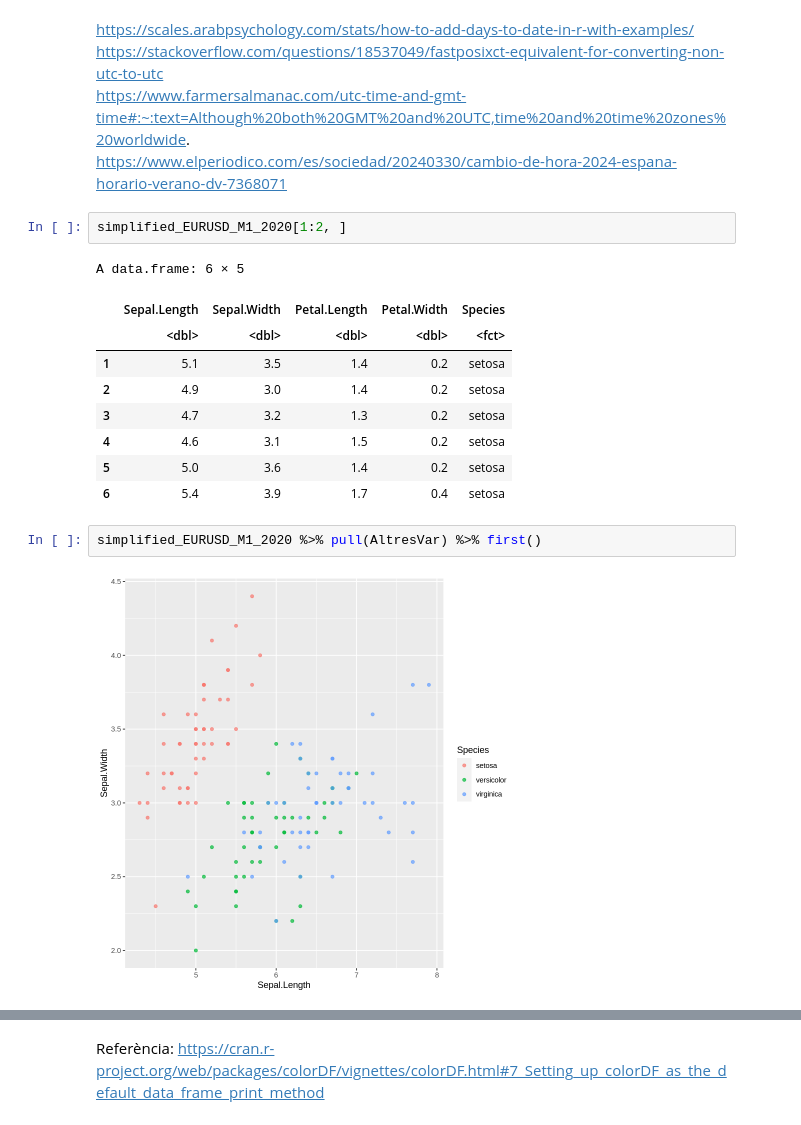
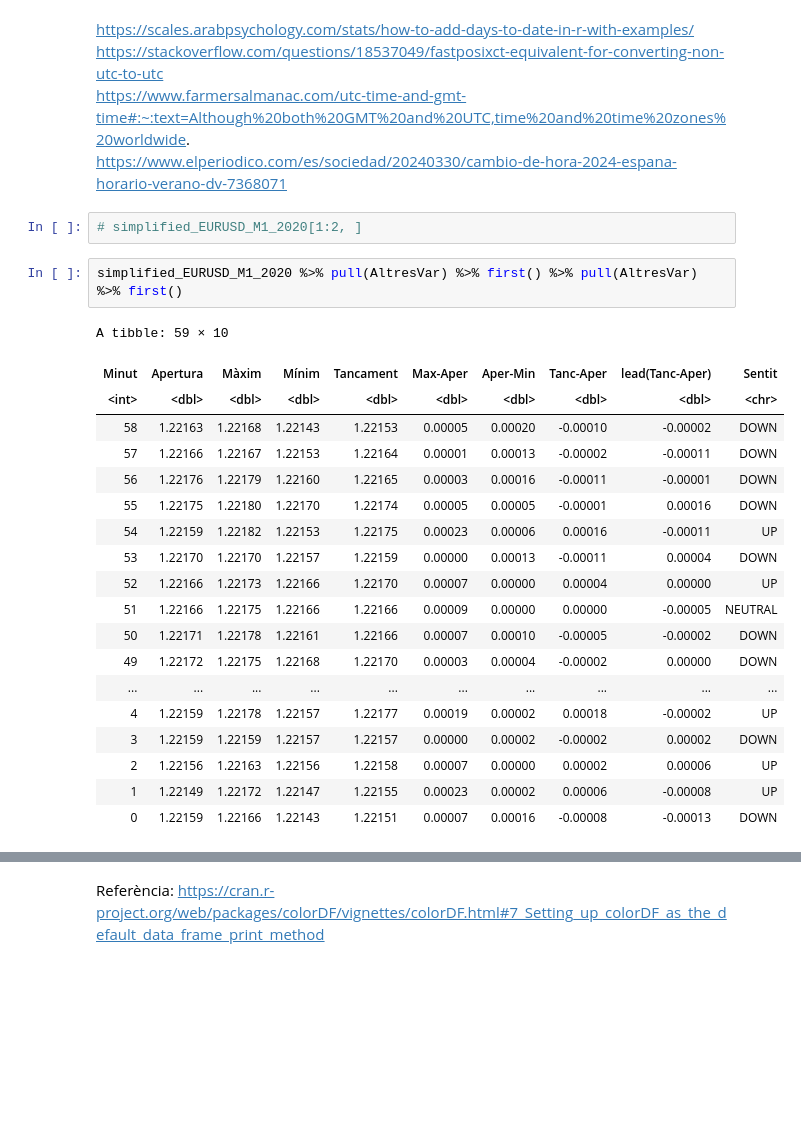
Before and after one commit to Torregu/DataCamp, a Jupyter notebook: python-basics/google-colab-r.ipynb, the cells around one changed output, grey strips where cells are left out. Cells and saved outputs as stored; diff of their text form; blank space fills up the shorter version.

```diff
--- a/python-basics/google-colab-r.ipynb
+++ b/python-basics/google-colab-r.ipynb
@@ -106,19 +92,27 @@ https://stackoverflow.com/questions/18537049/fastposixct-equivalent-for-converti
 https://www.farmersalmanac.com/utc-time-and-gmt-time#:~:text=Although%20both%20GMT%20and%20UTC,time%20and%20time%20zones%20worldwide. \
 https://www.elperiodico.com/es/sociedad/20240330/cambio-de-hora-2024-espana-horario-verano-dv-7368071
 # %%
-simplified_EURUSD_M1_2020[1:2, ]
+# simplified_EURUSD_M1_2020[1:2, ]
-# %% [output]
-A data.frame: 6 × 5
-|  | Sepal.Length | Sepal.Width | Petal.Length | Petal.Width | Species |
-|  | <dbl> | <dbl> | <dbl> | <dbl> | <fct> |
-| 1 | 5.1 | 3.5 | 1.4 | 0.2 | setosa |
-| 2 | 4.9 | 3.0 | 1.4 | 0.2 | setosa |
-| 3 | 4.7 | 3.2 | 1.3 | 0.2 | setosa |
-| 4 | 4.6 | 3.1 | 1.5 | 0.2 | setosa |
-| 5 | 5.0 | 3.6 | 1.4 | 0.2 | setosa |
-| 6 | 5.4 | 3.9 | 1.7 | 0.4 | setosa |
 # %%
-simplified_EURUSD_M1_2020 %>% pull(AltresVar) %>% first()
+simplified_EURUSD_M1_2020 %>% pull(AltresVar) %>% first() %>% pull(AltresVar) %>% first()
 # %% [output]
-[figure, removed]
+A tibble: 59 × 10
+| Minut | Apertura | Màxim | Mínim | Tancament | Max-Aper | Aper-Min | Tanc-Aper | lead(Tanc-Aper) | Sentit |
+| <int> | <dbl> | <dbl> | <dbl> | <dbl> | <dbl> | <dbl> | <dbl> | <dbl> | <chr> |
+| 58 | 1.22163 | 1.22168 | 1.22143 | 1.22153 | 0.00005 | 0.00020 | -0.00010 | -0.00002 | DOWN |
+| 57 | 1.22166 | 1.22167 | 1.22153 | 1.22164 | 0.00001 | 0.00013 | -0.00002 | -0.00011 | DOWN |
+| 56 | 1.22176 | 1.22179 | 1.22160 | 1.22165 | 0.00003 | 0.00016 | -0.00011 | -0.00001 | DOWN |
+| 55 | 1.22175 | 1.22180 | 1.22170 | 1.22174 | 0.00005 | 0.00005 | -0.00001 | 0.00016 | DOWN |
+| 54 | 1.22159 | 1.22182 | 1.22153 | 1.22175 | 0.00023 | 0.00006 | 0.00016 | -0.00011 | UP |
+| 53 | 1.22170 | 1.22170 | 1.22157 | 1.22159 | 0.00000 | 0.00013 | -0.00011 | 0.00004 | DOWN |
+| 52 | 1.22166 | 1.22173 | 1.22166 | 1.22170 | 0.00007 | 0.00000 | 0.00004 | 0.00000 | UP |
+| 51 | 1.22166 | 1.22175 | 1.22166 | 1.22166 | 0.00009 | 0.00000 | 0.00000 | -0.00005 | NEUTRAL |
+| 50 | 1.22171 | 1.22178 | 1.22161 | 1.22166 | 0.00007 | 0.00010 | -0.00005 | -0.00002 | DOWN |
+| 49 | 1.22172 | 1.22175 | 1.22168 | 1.22170 | 0.00003 | 0.00004 | -0.00002 | 0.00000 | DOWN |
+| ... | ... | ... | ... | ... | ... | ... | ... | ... | ... |
+| 4 | 1.22159 | 1.22178 | 1.22157 | 1.22177 | 0.00019 | 0.00002 | 0.00018 | -0.00002 | UP |
+| 3 | 1.22159 | 1.22159 | 1.22157 | 1.22157 | 0.00000 | 0.00002 | -0.00002 | 0.00002 | DOWN |
+| 2 | 1.22156 | 1.22163 | 1.22156 | 1.22158 | 0.00007 | 0.00000 | 0.00002 | 0.00006 | UP |
+| 1 | 1.22149 | 1.22172 | 1.22147 | 1.22155 | 0.00023 | 0.00002 | 0.00006 | -0.00008 | UP |
+| 0 | 1.22159 | 1.22166 | 1.22143 | 1.22151 | 0.00007 | 0.00016 | -0.00008 | -0.00013 | DOWN |
 # %%
```
Also changed, not shown: parts of 4 cells of this notebook.
